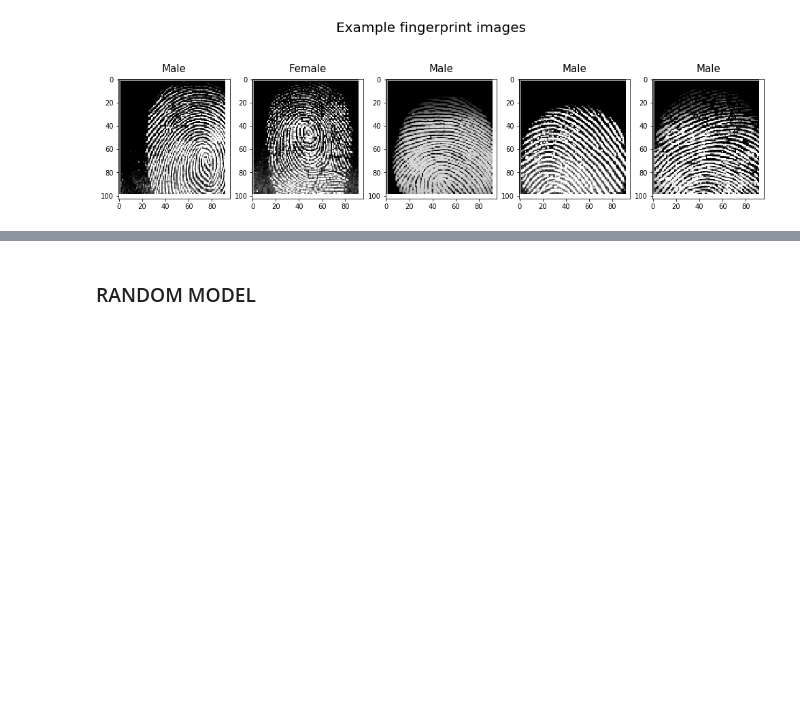
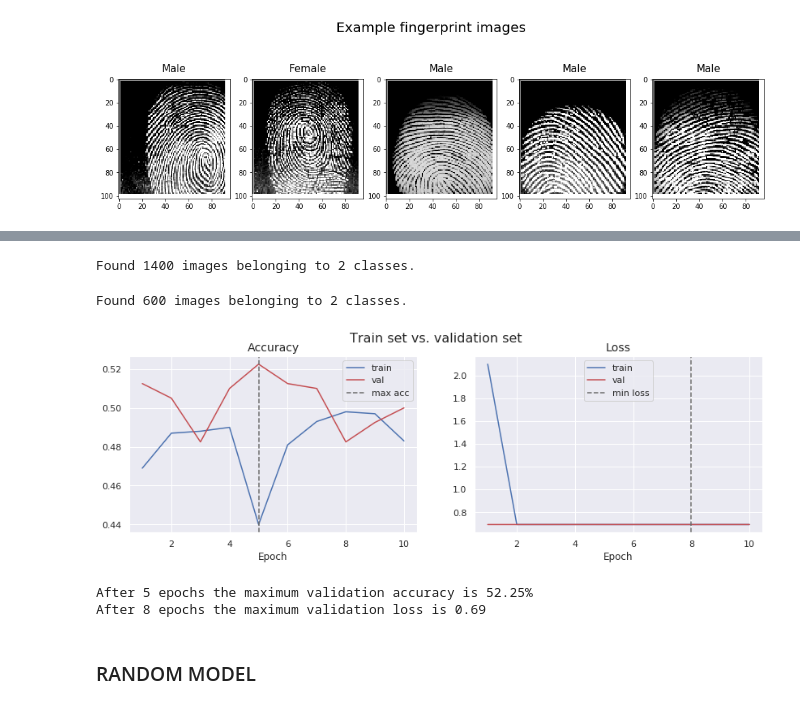
Before and after one commit to BernardWez/finger-prints, a Jupyter notebook: notebooks/initial-experiments/simple_CNN_experimentation.ipynb, the cells around one changed output, grey strips where cells are left out. Cells and saved outputs as stored; diff of their text form; code cells hidden in the pictures; blank space fills up the shorter version.

```diff
--- a/simple_notebook.ipynb
+++ b/notebooks/initial-experiments/simple_CNN_experimentation.ipynb
@@ -83,3 +158,52 @@ plot_images(X_gender_train[random_sample], y_gender_train[random_sample])
+# %%
+train_generator = train_datagen.flow_from_directory(train_dir,
+                                                    target_size=(224, 224),
+                                                    batch_size=100,
+                                                    class_mode='binary',
+                                                    subset='training') # set as training data
+# %% [output]
+Found 1400 images belonging to 2 classes.
+# %%
+validation_generator = train_datagen.flow_from_directory(train_dir,
+                                                         target_size=(224, 224),
+                                                         batch_size=100,
+                                                         class_mode='binary',
+                                                         subset='validation')
+# %% [output]
+Found 600 images belonging to 2 classes.
+# %%
+# Build some random initial model
+model_1 = keras.Sequential()
+
+model_1.add(layers.Conv2D(filters=32, kernel_size=(3,3), input_shape=(224,224,3), activation='relu'))
+model_1.add(layers.MaxPooling2D(pool_size=(2,2)))
+model_1.add(layers.Conv2D(filters=32, kernel_size=(3,3), activation='relu'))
+model_1.add(layers.MaxPooling2D(pool_size=(2,2)))
+model_1.add(layers.Flatten())
+model_1.add(layers.Dense(units=16, activation='relu'))
+model_1.add(layers.Dense(units=8, activation='relu'))
+model_1.add(layers.Dense(units=1, activation='sigmoid'))
+model_1.compile(optimizer='rmsprop', loss='binary_crossentropy', metrics=['accuracy'])
+# %%
+early_stopping = EarlyStopping(monitor='val_accuracy', patience=5)
+progress = TQDMNotebookCallback(leave_inner=False)
+
+# Store the keras callbacks
+callbacks = [early_stopping, progress]
+
+hist = model_1.fit_generator(train_generator,
+                             steps_per_epoch=train_generator.samples // 128,
+                             validation_data=validation_generator,
+                             validation_steps=validation_generator.samples // 128,
+                             callbacks=callbacks,
+                             epochs=30,
+                             verbose=0)
+# %%
+plotHistory(hist)
+# %% [output]
+[figure, added]
+After 5 epochs the maximum validation accuracy is 52.25%
+After 8 epochs the maximum validation loss is 0.69
 # %% [markdown]
 ### RANDOM MODEL
 # %%
```
Also changed, not shown: parts of 6 cells of this notebook.
